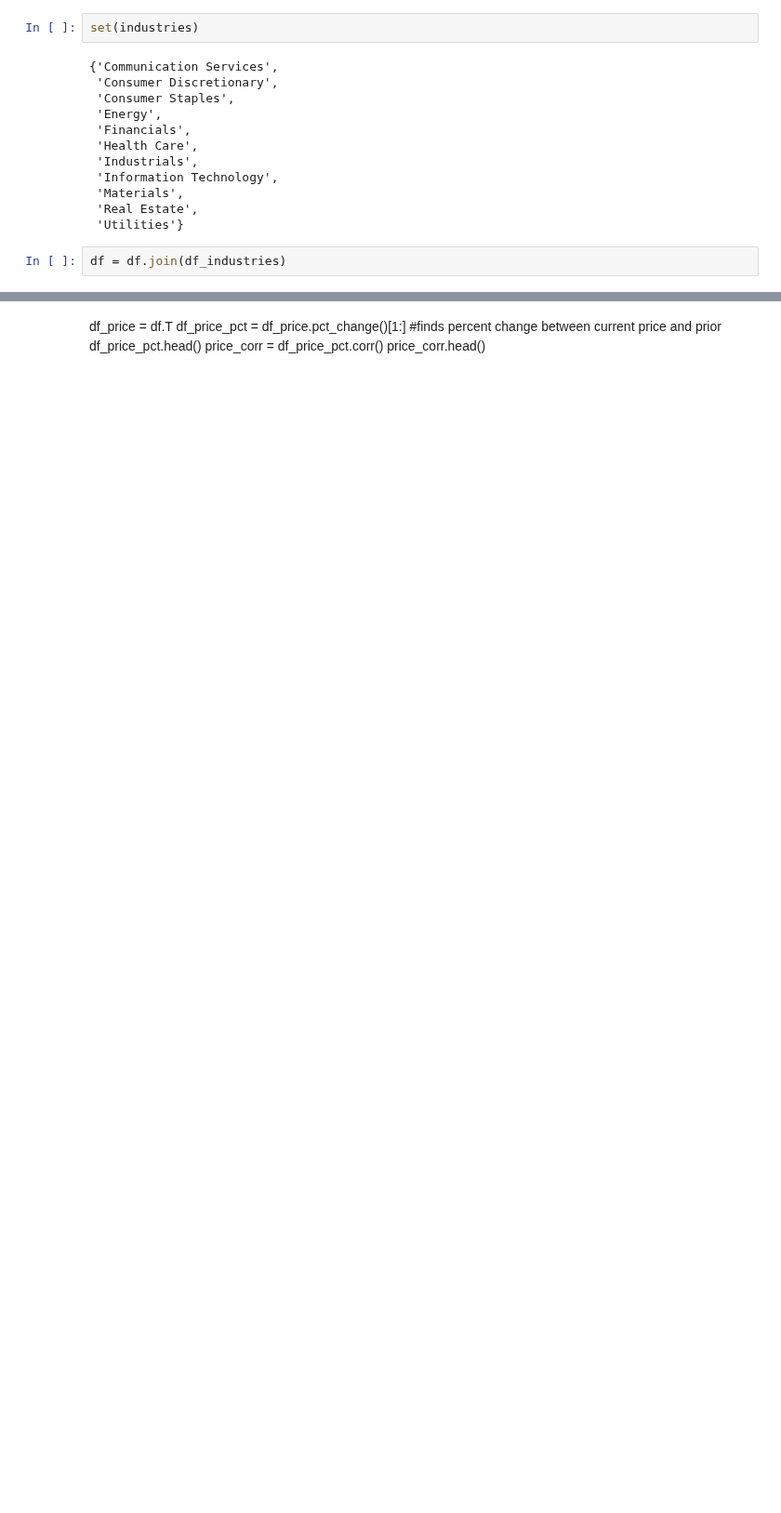
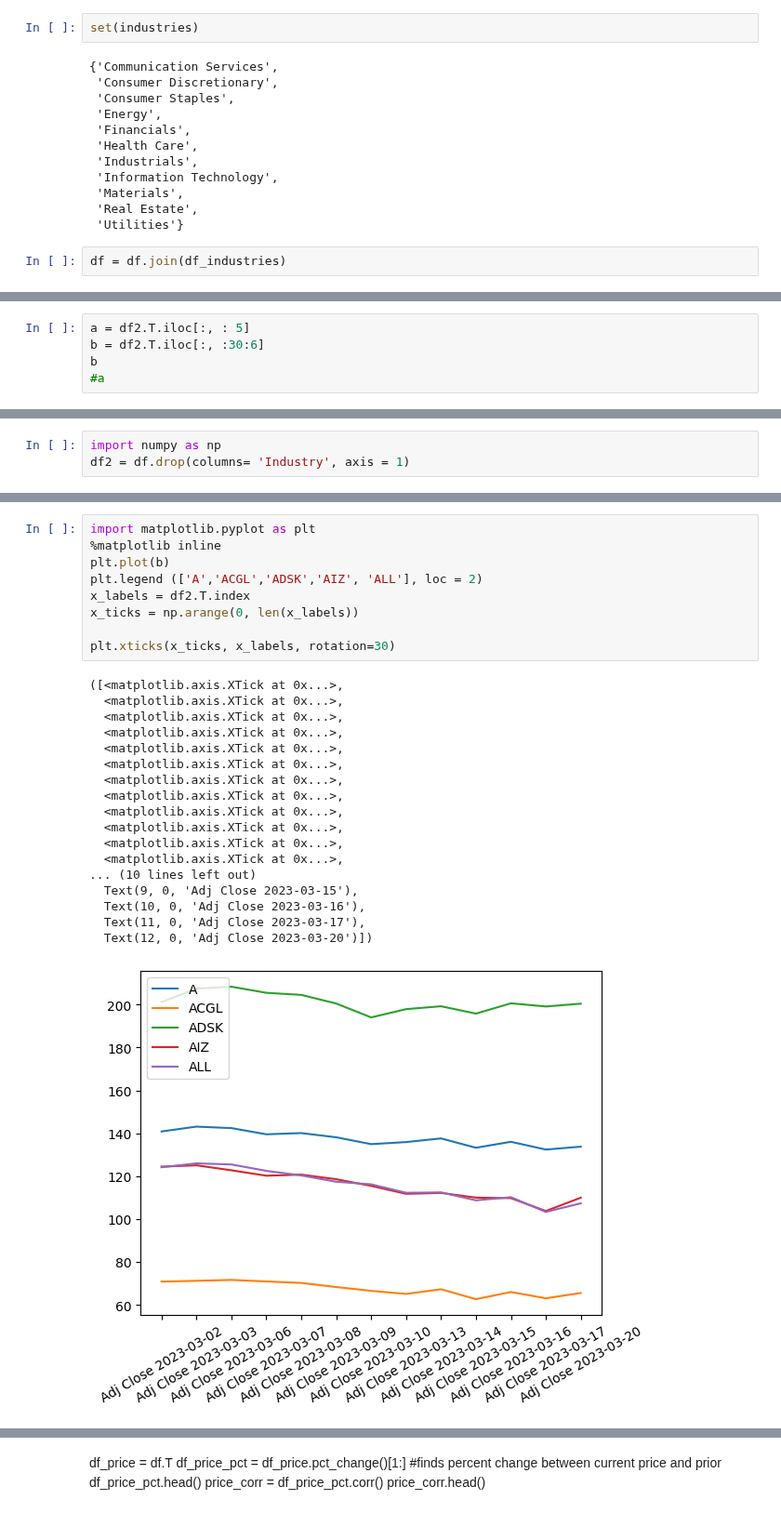
Before and after one commit to ktongk/BTT-JPMC-1, a Jupyter notebook: Anna/AH.ipynb, the cells around one changed output, grey strips where cells are left out. Shown at 93% size. Saved outputs shown, nothing was run; the diff lists cells and outputs as text; blank space fills up the shorter version.

```diff
--- a/Anna/AH.ipynb
+++ b/Anna/AH.ipynb
@@ -182,0 +254,5 @@ condition
+# %%
+a = df2.T.iloc[:, : 5]
+b = df2.T.iloc[:, :30:6]
+b
+#a
@@ -182,0 +274,3 @@ condition
+# %%
+import numpy as np
+df2 = df.drop(columns= 'Industry', axis = 1)
@@ -182,0 +294,28 @@ condition
+# %%
+import matplotlib.pyplot as plt
+%matplotlib inline
+plt.plot(b)
+plt.legend (['A','ACGL','ADSK','AIZ', 'ALL'], loc = 2)
+x_labels = df2.T.index
+x_ticks = np.arange(0, len(x_labels))
+
+plt.xticks(x_ticks, x_labels, rotation=30)
+# %% [output]
+([<matplotlib.axis.XTick at 0x...>,
+  <matplotlib.axis.XTick at 0x...>,
+  <matplotlib.axis.XTick at 0x...>,
+  <matplotlib.axis.XTick at 0x...>,
+  <matplotlib.axis.XTick at 0x...>,
+  <matplotlib.axis.XTick at 0x...>,
+  <matplotlib.axis.XTick at 0x...>,
+  <matplotlib.axis.XTick at 0x...>,
+  <matplotlib.axis.XTick at 0x...>,
+  <matplotlib.axis.XTick at 0x...>,
+  <matplotlib.axis.XTick at 0x...>,
+  <matplotlib.axis.XTick at 0x...>,
+... (10 lines left out)
+  Text(9, 0, 'Adj Close 2023-03-15'),
+  Text(10, 0, 'Adj Close 2023-03-16'),
+  Text(11, 0, 'Adj Close 2023-03-17'),
+  Text(12, 0, 'Adj Close 2023-03-20')])
+[figure, added]
```
Also changed, not shown: parts of 27 cells of this notebook.
